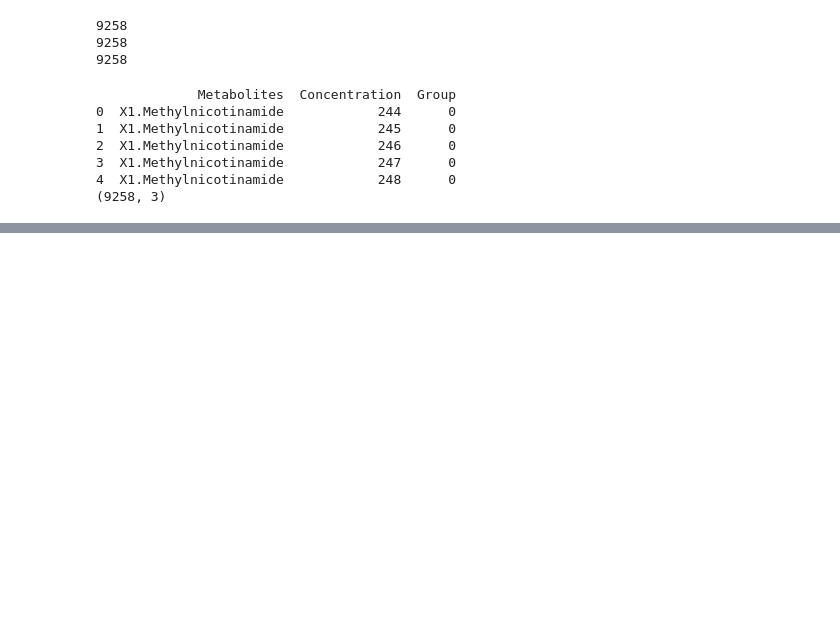
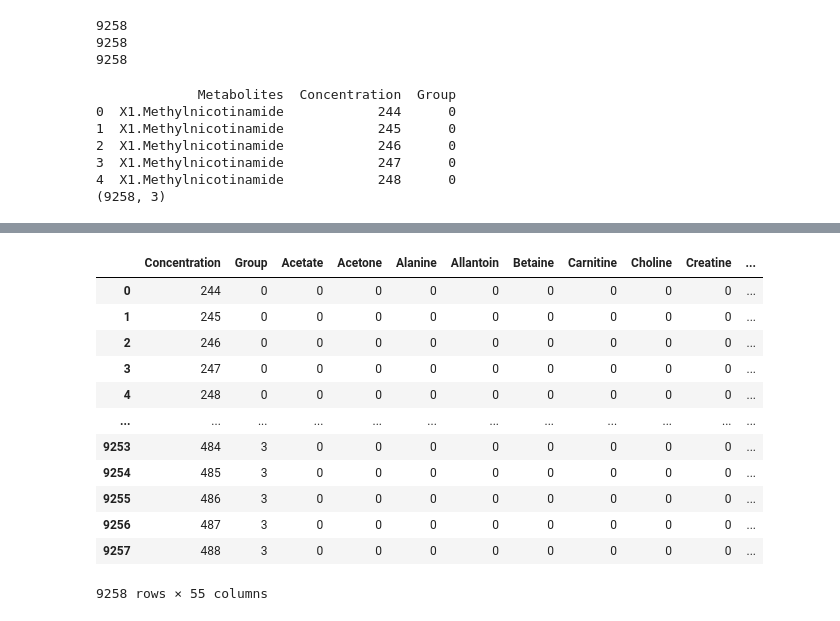
Before and after one commit to Prashant812/metabolomics, a Jupyter notebook: code.ipynb, the cells around one changed output, grey strips where cells are left out. Drawn from its saved outputs; the diff is of its cells as text; code cells hidden in the pictures; blank space fills up the shorter version.

```diff
--- a/code.ipynb
+++ b/code.ipynb
@@ -145,0 +188,16 @@ dataset.to_csv('processed_data.csv')
+# %%
+new_dataset
+# %% [output]
+|  | Concentration | Group | Acetate | Acetone | Alanine | Allantoin | Betaine | Carnitine | Choline | Creatine | ... |
+| 0 | 244 | 0 | 0 | 0 | 0 | 0 | 0 | 0 | 0 | 0 | ... |
+| 1 | 245 | 0 | 0 | 0 | 0 | 0 | 0 | 0 | 0 | 0 | ... |
+| 2 | 246 | 0 | 0 | 0 | 0 | 0 | 0 | 0 | 0 | 0 | ... |
+| 3 | 247 | 0 | 0 | 0 | 0 | 0 | 0 | 0 | 0 | 0 | ... |
+| 4 | 248 | 0 | 0 | 0 | 0 | 0 | 0 | 0 | 0 | 0 | ... |
+| ... | ... | ... | ... | ... | ... | ... | ... | ... | ... | ... | ... |
+| 9253 | 484 | 3 | 0 | 0 | 0 | 0 | 0 | 0 | 0 | 0 | ... |
+| 9254 | 485 | 3 | 0 | 0 | 0 | 0 | 0 | 0 | 0 | 0 | ... |
+| 9255 | 486 | 3 | 0 | 0 | 0 | 0 | 0 | 0 | 0 | 0 | ... |
+| 9256 | 487 | 3 | 0 | 0 | 0 | 0 | 0 | 0 | 0 | 0 | ... |
+| 9257 | 488 | 3 | 0 | 0 | 0 | 0 | 0 | 0 | 0 | 0 | ... |
+9258 rows × 55 columns
```
Also changed, not shown: parts of 18 cells of this notebook.
